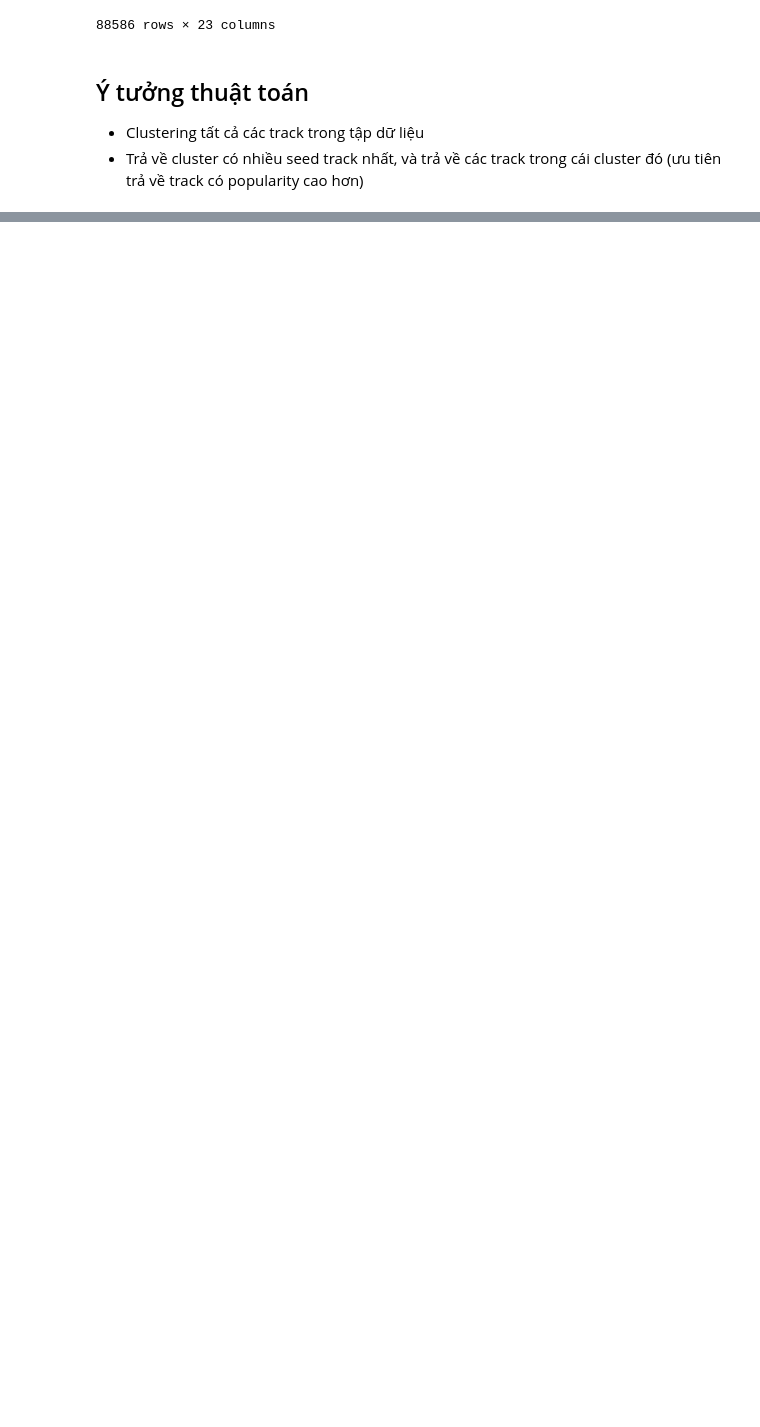
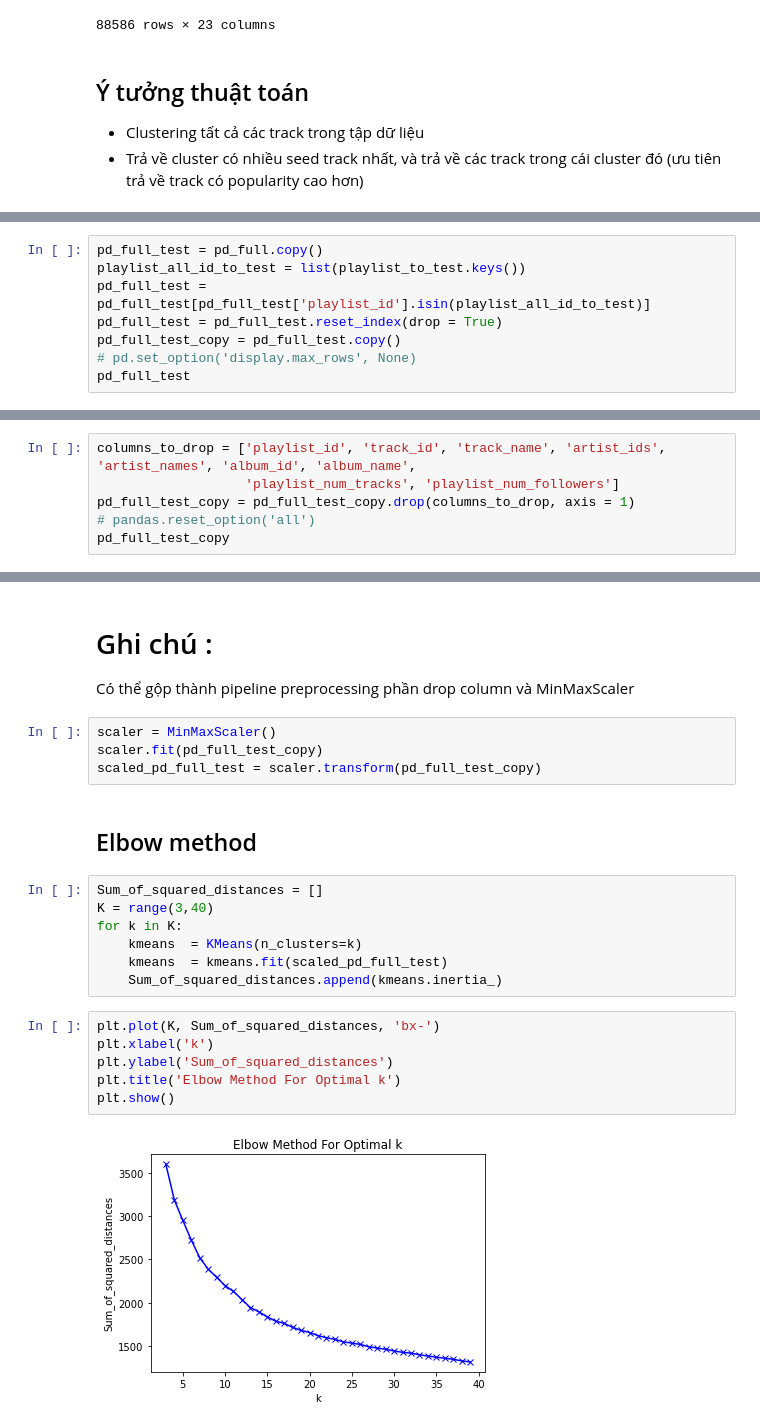
Before and after one commit to t3bol90/Automatic-Music-Playlist-Continuation, a Jupyter notebook: source/model/k_means.ipynb, the cells around one changed output, grey strips where cells are left out. Drawn from its saved outputs; the diff is of its cells as text; blank space fills up the shorter version.

```diff
--- a/source/model/k_means.ipynb
+++ b/source/model/k_means.ipynb
@@ -378,0 +325,8 @@ scaled_pd_full_test = scaler.transform(pd_full_test)
+# %%
+pd_full_test = pd_full.copy()
+playlist_all_id_to_test = list(playlist_to_test.keys())
+pd_full_test = pd_full_test[pd_full_test['playlist_id'].isin(playlist_all_id_to_test)]
+pd_full_test = pd_full_test.reset_index(drop = True)
+pd_full_test_copy = pd_full_test.copy()
+# pd.set_option('display.max_rows', None)
+pd_full_test
@@ -378,0 +347,6 @@ scaled_pd_full_test = scaler.transform(pd_full_test)
+# %%
+columns_to_drop = ['playlist_id', 'track_id', 'track_name', 'artist_ids', 'artist_names', 'album_id', 'album_name',
+                   'playlist_num_tracks', 'playlist_num_followers']
+pd_full_test_copy = pd_full_test_copy.drop(columns_to_drop, axis = 1)
+# pandas.reset_option('all')
+pd_full_test_copy
@@ -378,0 +397,24 @@ scaled_pd_full_test = scaler.transform(pd_full_test)
+# %% [markdown]
+# Ghi chú :
+Có thể gộp thành pipeline preprocessing phần drop column và MinMaxScaler
+# %%
+scaler = MinMaxScaler()
+scaler.fit(pd_full_test_copy)
+scaled_pd_full_test = scaler.transform(pd_full_test_copy)
+# %% [markdown]
+## Elbow method
+# %%
+Sum_of_squared_distances = []
+K = range(3,40)
+for k in K:
+    kmeans  = KMeans(n_clusters=k)
+    kmeans  = kmeans.fit(scaled_pd_full_test)
+    Sum_of_squared_distances.append(kmeans.inertia_)
+# %%
+plt.plot(K, Sum_of_squared_distances, 'bx-')
+plt.xlabel('k')
+plt.ylabel('Sum_of_squared_distances')
+plt.title('Elbow Method For Optimal k')
+plt.show()
+# %% [output]
+[figure, added]
```
Also changed, not shown: parts of 40 cells of this notebook.
